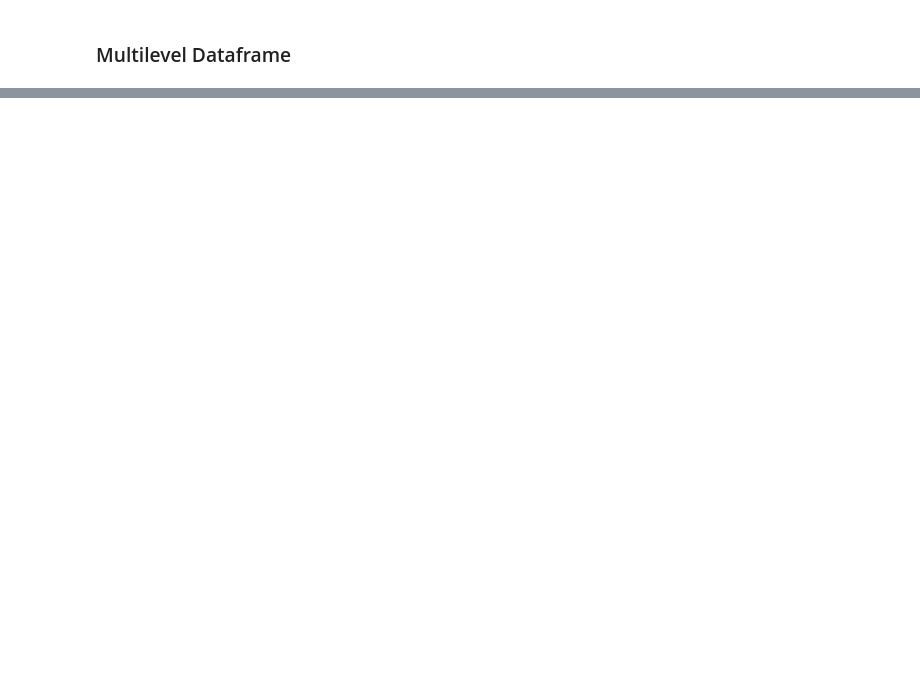
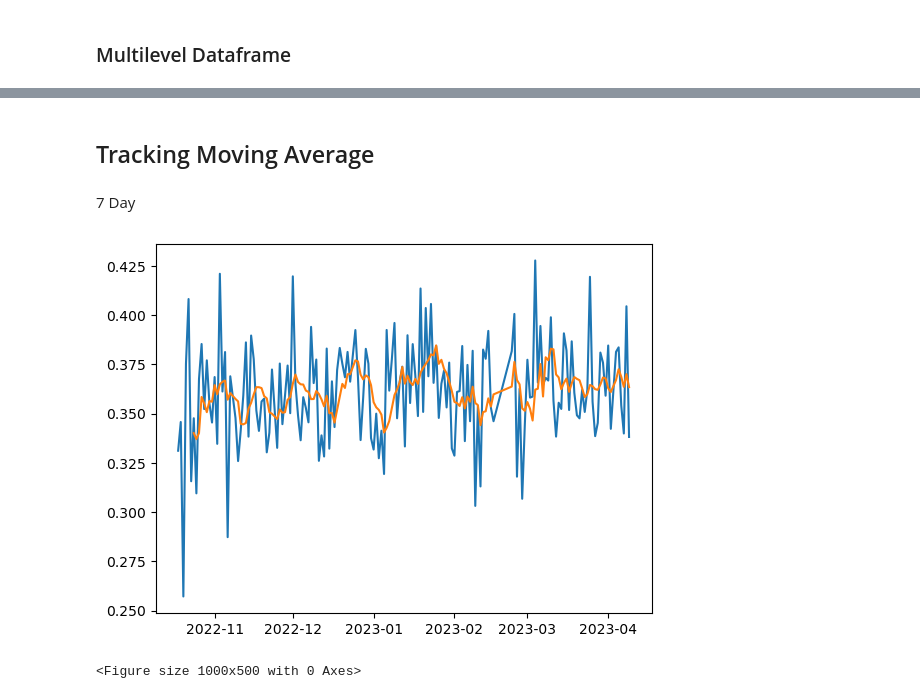
Before and after one commit to jcarmfran/Python-Projects, a Jupyter notebook: Basketball Analysis/Plotting.ipynb, the cells around one changed output, grey strips where cells are left out. Saved outputs shown, nothing was run; the diff lists cells and outputs as text; code cells hidden in the pictures; blank space fills up the shorter version.

Commit message:
updating with new charts
new regression line chart added

```diff
--- a/Basketball Analysis/Plotting.ipynb
+++ b/Basketball Analysis/Plotting.ipynb
@@ -56,6 +154,21 @@ for d in dates.unique():
     daily_3PtM = multi_df.loc[d]['threePointersMade'].sum()
     daily_3PtA = multi_df.loc[d]['threePointersAttempted'].sum()
     daily_3PtP.append(daily_3PtM/daily_3PtA)
+# %% [markdown]
+## Tracking Moving Average
+# %% [markdown]
+7 Day
 # %%
-#%%
+# define moving average window
+window_size = 7
+# calculate rolling average using pandas
+rolling_mean = pd.Series(daily_3PtP).rolling(window_size).mean()
+# plot daily average of 3pt percentage
 sns.lineplot(x=dates.unique(), y=daily_3PtP)
+# plot a moving average of 3pt percentage
+sns.lineplot(x=dates.unique(), y=rolling_mean)
+plt.figure(figsize=(10, 5))
+plt.show()
+# %% [output]
+[figure, added]
+<Figure size 1000x500 with 0 Axes>
```
Also changed, not shown: parts of 25 cells of this notebook.
